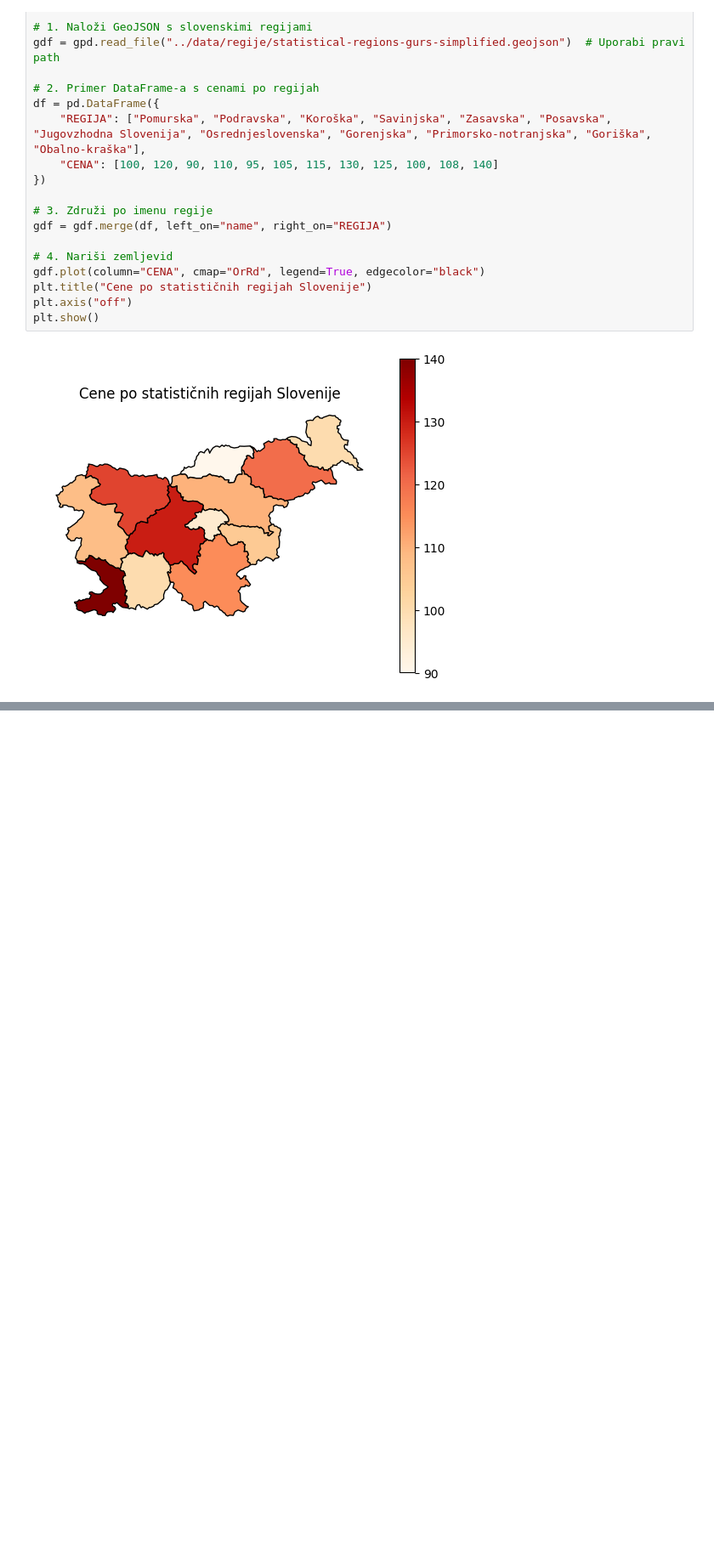
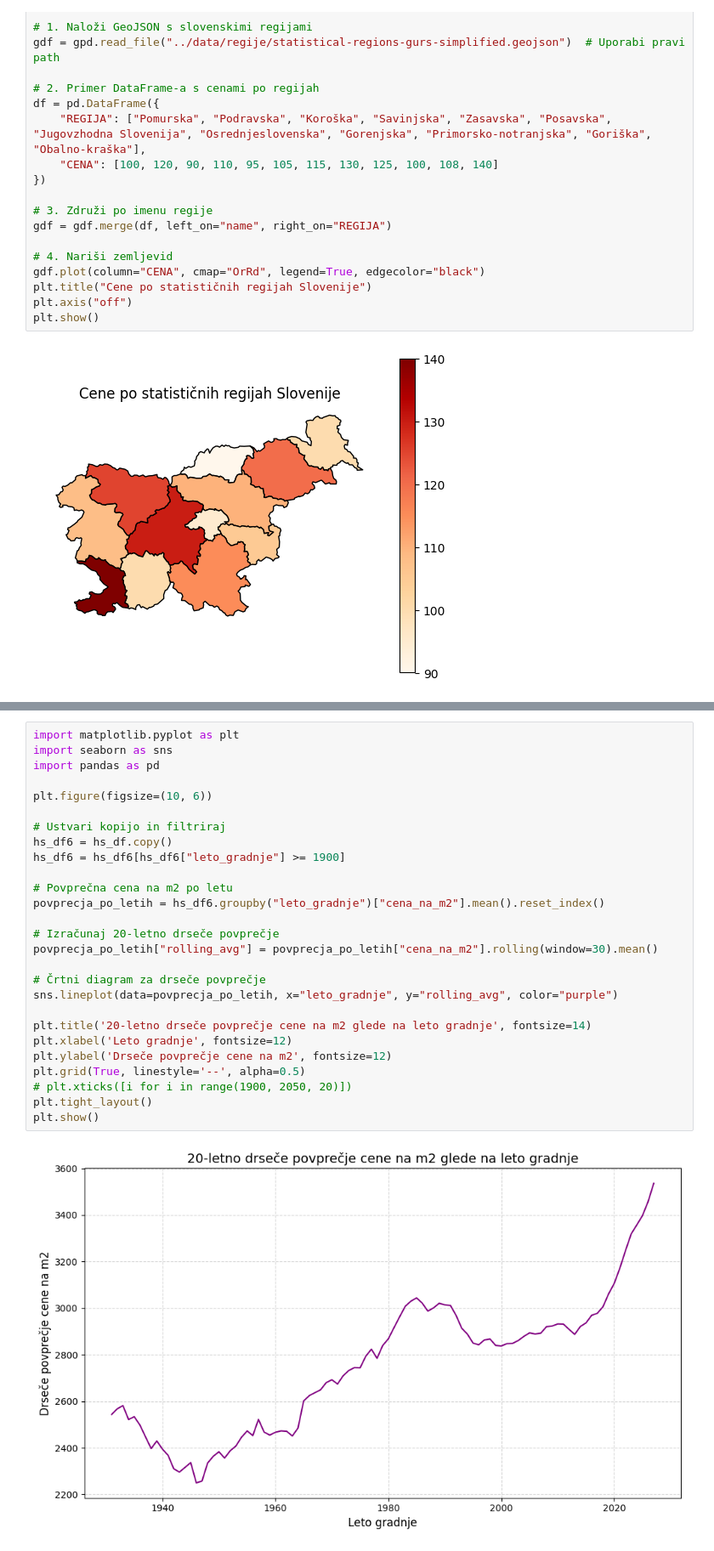
Before and after one commit to tthuma1/PR251, a Jupyter notebook: src/vizualizacije.ipynb, the cells around one changed output, grey strips where cells are left out. Shown at 85% size. Cells and saved outputs as stored; diff of their text form; blank space fills up the shorter version.

```diff
--- a/src/vizualizacije.ipynb
+++ b/src/vizualizacije.ipynb
@@ -812,0 +839,29 @@ plt.show()
+# %%
+import matplotlib.pyplot as plt
+import seaborn as sns
+import pandas as pd
+
+plt.figure(figsize=(10, 6))
+
+# Ustvari kopijo in filtriraj
+hs_df6 = hs_df.copy()
+hs_df6 = hs_df6[hs_df6["leto_gradnje"] >= 1900]
+
+# Povprečna cena na m2 po letu
+povprecja_po_letih = hs_df6.groupby("leto_gradnje")["cena_na_m2"].mean().reset_index()
+
+# Izračunaj 20-letno drseče povprečje
+povprecja_po_letih["rolling_avg"] = povprecja_po_letih["cena_na_m2"].rolling(window=30).mean()
+
+# Črtni diagram za drseče povprečje
+sns.lineplot(data=povprecja_po_letih, x="leto_gradnje", y="rolling_avg", color="purple")
+
+plt.title('20-letno drseče povprečje cene na m2 glede na leto gradnje', fontsize=14)
+plt.xlabel('Leto gradnje', fontsize=12)
+plt.ylabel('Drseče povprečje cene na m2', fontsize=12)
+plt.grid(True, linestyle='--', alpha=0.5)
+# plt.xticks([i for i in range(1900, 2050, 20)])
+plt.tight_layout()
+plt.show()
+# %% [output]
+[figure, added]
```
Also changed, not shown: parts of 1 cell of this notebook, 4 other files.
